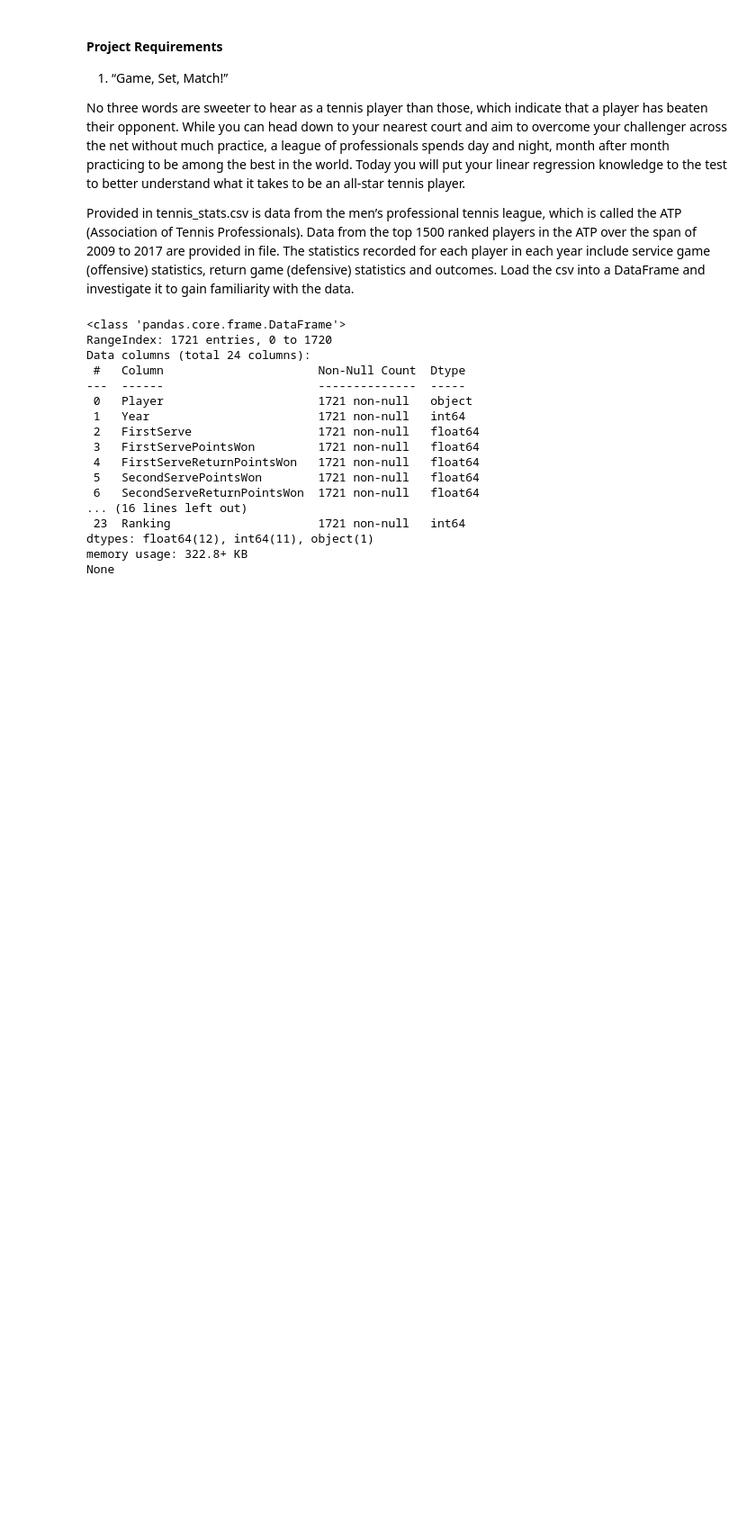
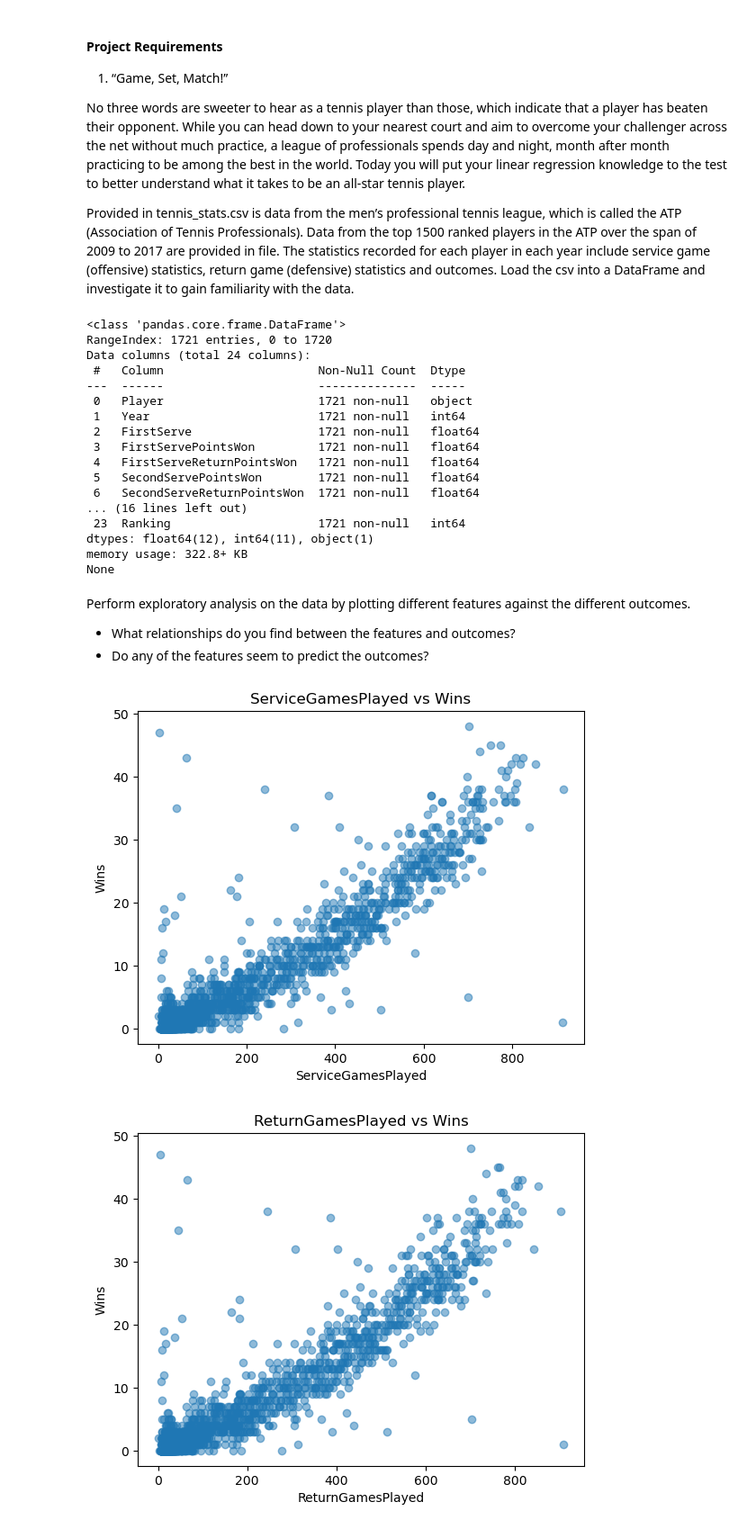
Before and after one commit to 1am8anana/Practices, a Jupyter notebook: [EXP_SupervisedLearning]/[practice]_TennisAce.ipynb, the cells around one changed output. Shown at 90% size. Cells and saved outputs as stored; diff of their text form; code cells hidden in the pictures; blank space fills up the shorter version.

Commit message:
code modify: Perform exploratory analysis on the data(EDA) by plotting different features against the different outcomes

```diff
--- a/[EXP_SupervisedLearning]/[practice]_TennisAce.ipynb
+++ b/[EXP_SupervisedLearning]/[practice]_TennisAce.ipynb
@@ -46,3 +46,28 @@ Data columns (total 24 columns):
 dtypes: float64(12), int64(11), object(1)
 memory usage: 322.8+ KB
 None
+# %% [markdown]
+Perform exploratory analysis on the data by plotting different features against the different outcomes.
+* What relationships do you find between the features and outcomes?
+* Do any of the features seem to predict the outcomes?
+# %%
+# perform exploratory analysis:
+# Plot each feature against each target outcome
+# plot ServiceeGamesPlayed, ReturnGamePlayed against Wins
+for feature in df[['ServiceGamesPlayed', 'ReturnGamesPlayed']]:
+  plt.scatter(df[feature], df['Wins'], alpha=0.5)
+  plt.xlabel(feature)
+  plt.ylabel("Wins")
+  plt.title(f"{feature} vs Wins")
+  plt.show()
+# plot BreakPointsOpportunities, DoubleFaults against Losses
+for feature in df[['BreakPointsOpportunities', 'DoubleFaults']]:
+  plt.scatter(df[feature], df['Losses'], alpha=0.5)
+  plt.xlabel(feature)
+  plt.ylabel("Losses")
+  plt.title(f"{feature} vs Losses")
+  plt.show()
+# there is just for example plot..
+# %% [output]
+[figure, added]
+[figure, added]
```
Also changed, not shown: parts of 1 cell of this notebook.
